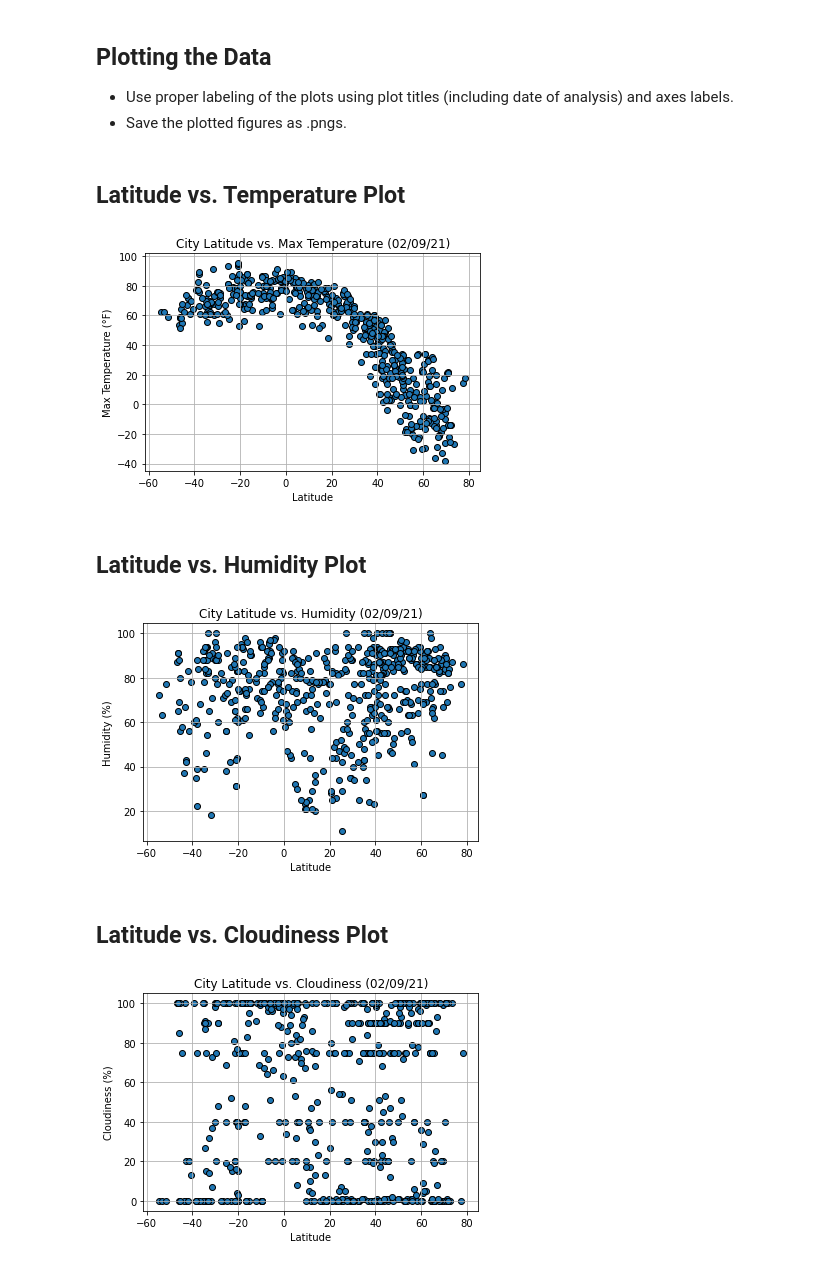
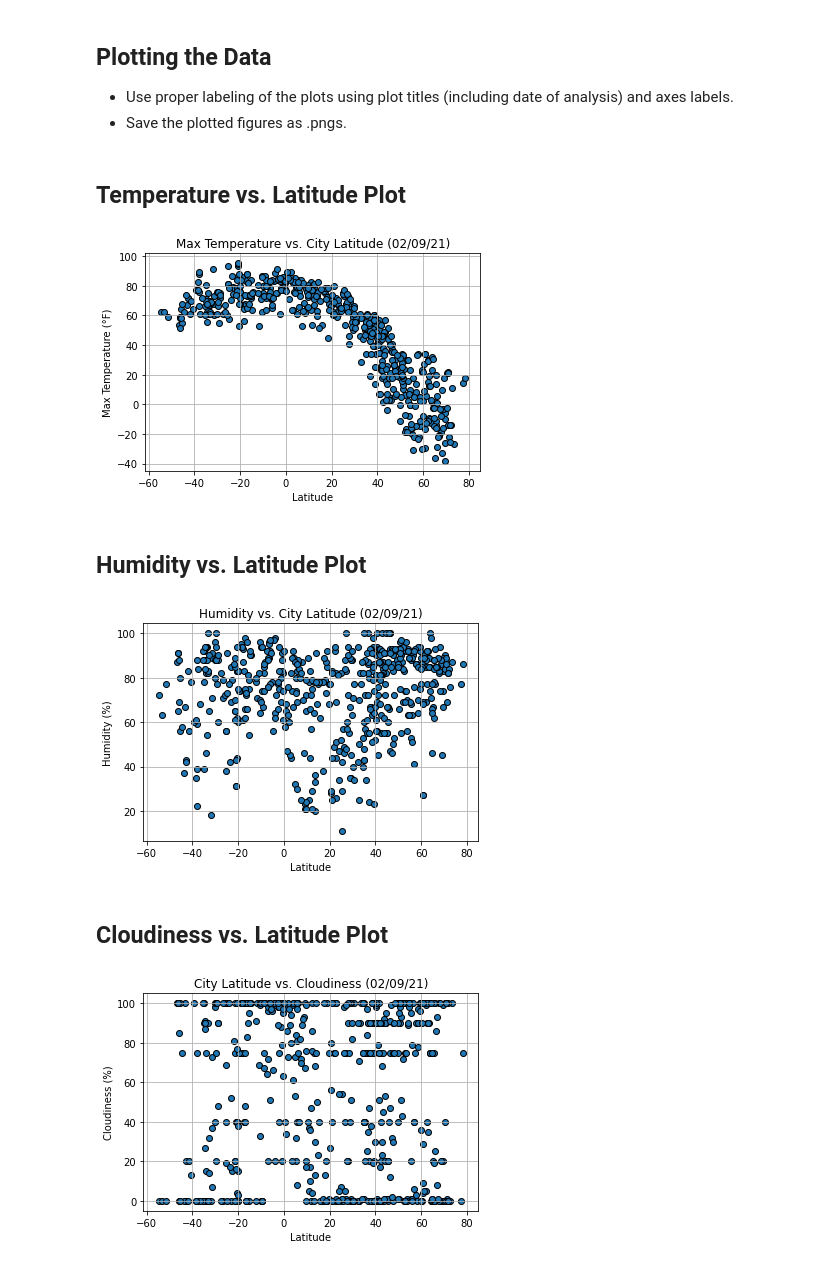
Before and after one commit to pammeyer80/python-api-challenge, a Jupyter notebook: WeatherPy/WeatherPy.ipynb, the cells around one changed output. Saved outputs shown, nothing was run; the diff lists cells and outputs as text; code cells hidden in the pictures.

Commit message:
update scatter plot titles and filenames

```diff
--- a/WeatherPy/WeatherPy.ipynb
+++ b/WeatherPy/WeatherPy.ipynb
@@ -202,25 +202,25 @@ There were no records with humidity above 100%.
 * Use proper labeling of the plots using plot titles (including date of analysis) and axes labels.
 * Save the plotted figures as .pngs.
 # %% [markdown]
-## Latitude vs. Temperature Plot
+## Temperature vs. Latitude Plot
 # %%
 lat_axis = weather_df["Lat"]
 temp_axis = weather_df["Max Temp"]
 today = date.today().strftime("%m/%d/%y")
 
 plt.scatter(lat_axis, temp_axis, edgecolors="black")
 plt.ylabel("Max Temperature (\N{DEGREE SIGN}F)")
 plt.xlabel("Latitude")
-plt.title(f"City Latitude vs. Max Temperature ({today})")
+plt.title(f"Max Temperature vs. City Latitude ({today})")
 plt.grid()
 
-plt.savefig("../output_data/Lat_vs_Temp.png")
+plt.savefig("../output_data/Temp_vs_Lat.png")
 
 plt.show()
 # %% [output]
-[figure, old version]
+[figure, new version]
 # %% [markdown]
-## Latitude vs. Humidity Plot
+## Humidity vs. Latitude Plot
 # %%
 lat_axis = weather_df["Lat"]
 humid_axis = weather_df["Humidity"]
@@ -229,16 +229,16 @@ today = date.today().strftime("%m/%d/%y")
 plt.scatter(lat_axis, humid_axis, edgecolors="black")
 plt.ylabel("Humidity (%)")
 plt.xlabel("Latitude")
-plt.title(f"City Latitude vs. Humidity ({today})")
+plt.title(f"Humidity vs. City Latitude ({today})")
 plt.grid()
 
-plt.savefig("../output_data/Lat_vs_Humidity.png")
+plt.savefig("../output_data/Humidity_vs_Lat.png")
 
 plt.show()
 # %% [output]
-[figure, old version]
+[figure, new version]
 # %% [markdown]
-## Latitude vs. Cloudiness Plot
+## Cloudiness vs. Latitude Plot
 # %%
 lat_axis = weather_df["Lat"]
 cloud_axis = weather_df["Cloudiness"]
```
Also changed, not shown: parts of 11 cells of this notebook, 16 other files.
